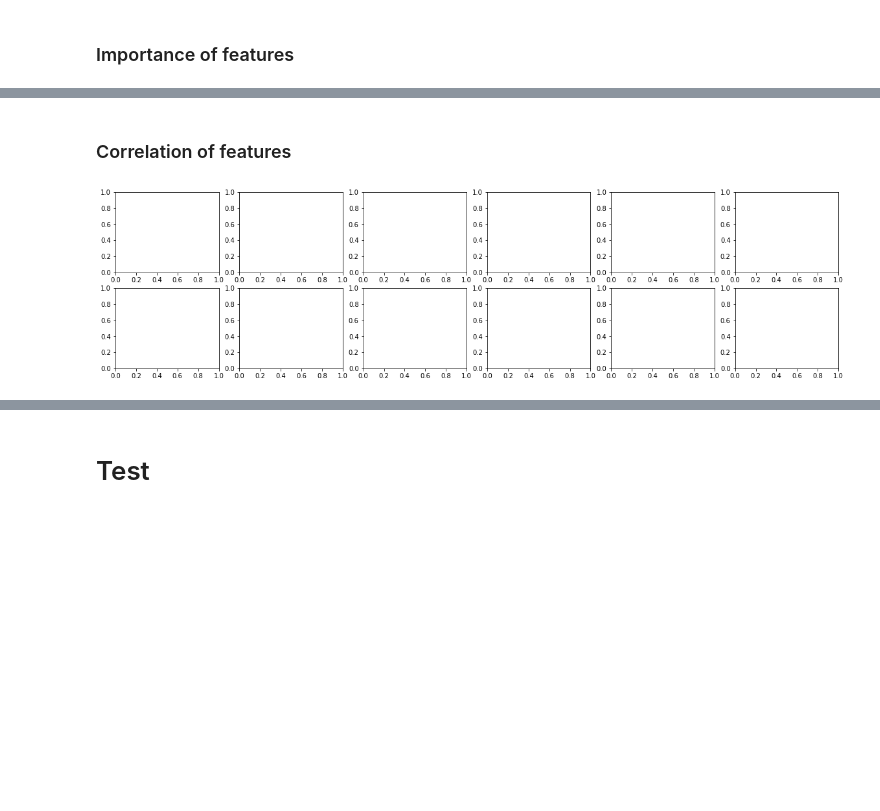
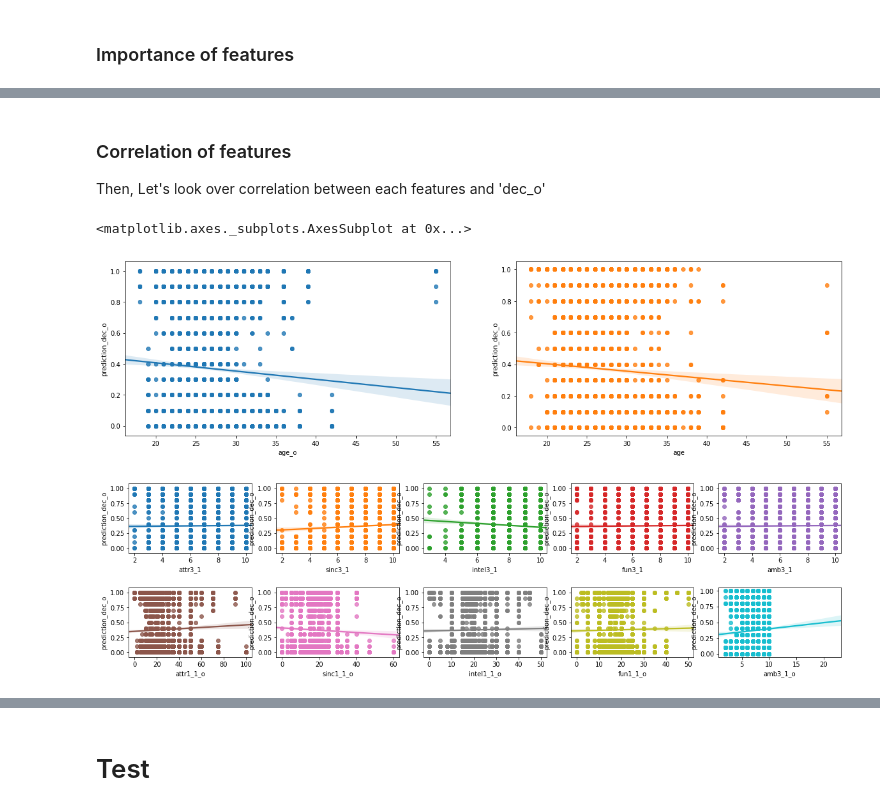
Before and after one commit to imsaulpark/Speed-dating-in-kaggle, a Jupyter notebook: Prediction/Prediction on 'decision_o' using 'question 1 and 3' (result).ipynb, the cells around one changed output, grey strips where cells are left out. Cells and saved outputs as stored; diff of their text form; code cells hidden in the pictures; blank space fills up the shorter version.

```diff
--- a/Prediction/Prediction on 'decision_o' using 'question 1 and 3' (result).ipynb
+++ b/Prediction/Prediction on 'decision_o' using 'question 1 and 3' (result).ipynb
@@ -204,11 +204,43 @@ Text(0.5,1,'importance of features')
-# %% [markdown]
-### Correlation of features
-# %%
-df_match['prediction_dec_o'] = clf.predict_proba(df_match[X])
-
-fig, axs = plt.subplots(nrows = 2, ncols = 6)
-fig.set_size_inches(w = 20, h = 5)
-
-sns.regplot(x = df_match['age_o'], y = df_match)
-# %% [output]
-[figure, removed]
+# %% [markdown]
+### Correlation of features
+
+Then, Let's look over correlation between each features and 'dec_o'
+# %%
+# add column 'dec_prediction' into df_match.
+prediction = clf.predict_proba(df_match[X])
+
+dec_prediciton = []
+for i in prediction :
+    dec_prediciton.append(i[1])
+
+df_match['prediction_dec_o'] = dec_prediciton
+
+
+# visualize for correlation.
+# age, age_o
+fig, axs = plt.subplots(nrows = 1, ncols = 2)
+fig.set_size_inches(w = 20, h = 5)
+
+sns.regplot(x = df_match['age_o'], y = df_match['prediction_dec_o'], ax = axs[0])
+sns.regplot(x = df_match['age'], y = df_match['prediction_dec_o'], ax = axs[1])
+
+# attr3_1, attr1_1_o
+fig, axs = plt.subplots(nrows = 2, ncols = 5)
+fig.set_size_inches(w = 20, h = 5)
+fig.subplots_adjust(hspace=0.5)
+
+sns.regplot(x = df_match['attr3_1'], y = df_match['prediction_dec_o'], ax = axs[0, 0])
+sns.regplot(x = df_match['sinc3_1'], y = df_match['prediction_dec_o'], ax = axs[0, 1])
+sns.regplot(x = df_match['intel3_1'], y = df_match['prediction_dec_o'], ax = axs[0, 2])
+sns.regplot(x = df_match['fun3_1'], y = df_match['prediction_dec_o'], ax = axs[0, 3])
+sns.regplot(x = df_match['amb3_1'], y = df_match['prediction_dec_o'], ax = axs[0, 4])
+
+sns.regplot(x = df_match['attr1_1_o'], y = df_match['prediction_dec_o'], ax = axs[1, 0])
+sns.regplot(x = df_match['sinc1_1_o'], y = df_match['prediction_dec_o'], ax = axs[1, 1])
+sns.regplot(x = df_match['intel1_1_o'], y = df_match['prediction_dec_o'], ax = axs[1, 2])
+sns.regplot(x = df_match['fun1_1_o'], y = df_match['prediction_dec_o'], ax = axs[1, 3])
+sns.regplot(x = df_match['amb3_1_o'], y = df_match['prediction_dec_o'], ax = axs[1, 4])
+# %% [output]
+<matplotlib.axes._subplots.AxesSubplot at 0x...>
+[figure, added]
+[figure, added]
```
Also changed, not shown: parts of 5 cells of this notebook, 1 other file.
